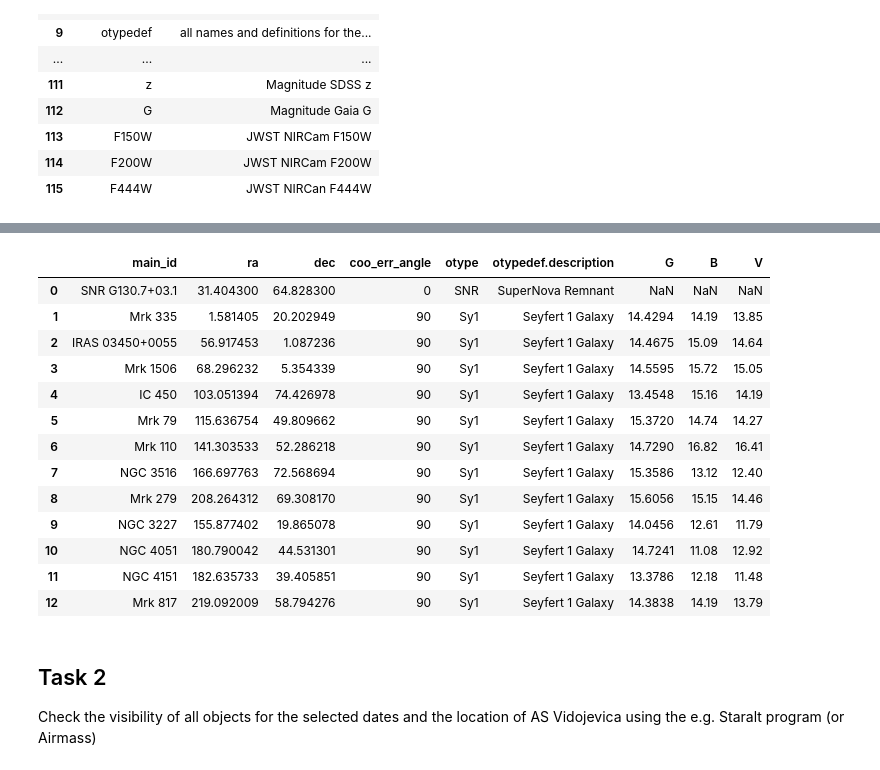
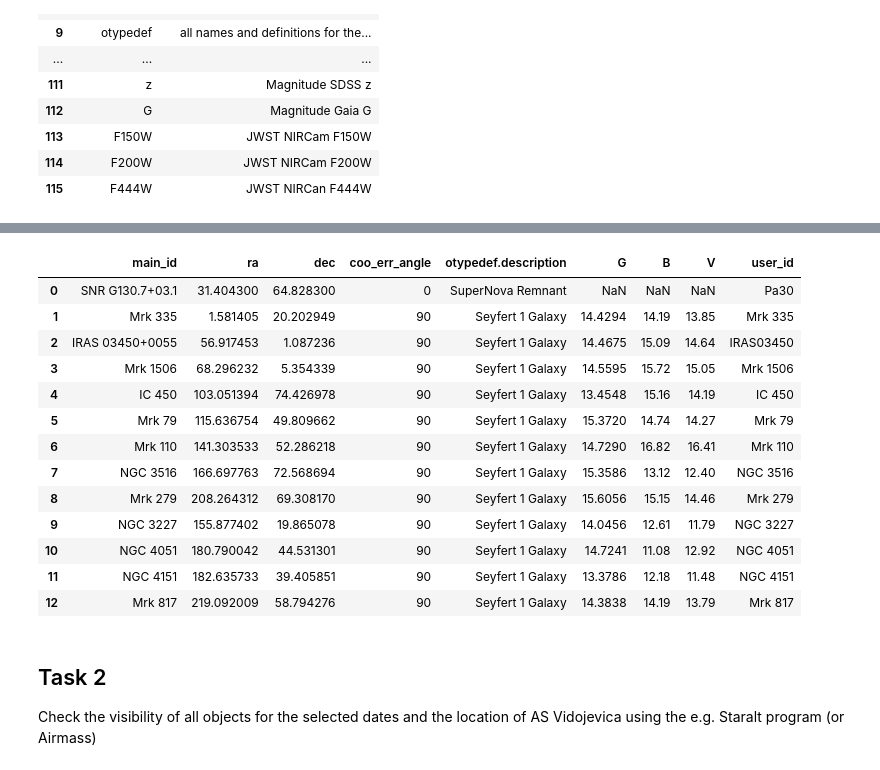
Before and after one commit to sjshamsi/MASS_S3_Astrophysical_Techniques, a Jupyter notebook: Observation_Proposal/proposal.ipynb, the cells around one changed output, grey strips where cells are left out. Cells and saved outputs as stored; diff of their text form; code cells hidden in the pictures.

```diff
--- a/Observation_Proposal/proposal.ipynb
+++ b/Observation_Proposal/proposal.ipynb
@@ -22,6 +22,12 @@ Prepare object log table, with basic information: name, object type, visual magn
 # %%
 targets = ['SNR G130.7+03.1',
            'Mrk 335', 'IRAS 03450+0055', 'Mrk 1506', 'IC 450', 'Mrk 79', 'Mrk 110','NGC 3516','Mrk 279', 'NGC 3227', 'NGC 4051', 'NGC 4151', 'Mrk 817']
+
+user_targets = ['SNR G130.7+03.1',
+           'Mrk 335', 'IRAS 03450+0055', 'Mrk 1506', 'IC 450', 'Mrk 79', 'Mrk 110','NGC 3516','Mrk 279', 'NGC 3227', 'NGC 4051', 'NGC 4151', 'Mrk 817']
+
+user_targets[0] = 'Pa30'
+user_targets[2] = 'IRAS03450'
 # %%
 ### Looking at the simbad columns available to us
 simbad_table_rows = Simbad.list_votable_fields()[["name", "description"]]
@@ -70,21 +94,22 @@ Table length=13
 # %%
-targets_basics =  result_table.to_pandas()[["main_id", "ra", "dec", "coo_err_angle", "otype", "otypedef.description", "G", "B", "V"]]
+targets_basics =  result_table.to_pandas()[["main_id", "ra", "dec", "coo_err_angle", "otypedef.description", "G", "B", "V"]]
+targets_basics['user_id'] = user_targets
 targets_basics
 # %% [output]
-|  | main_id | ra | dec | coo_err_angle | otype | otypedef.description | G | B | V |
-| 0 | SNR G130.7+03.1 | 31.404300 | 64.828300 | 0 | SNR | SuperNova Remnant | NaN | NaN | NaN |
-| 1 | Mrk 335 | 1.581405 | 20.202949 | 90 | Sy1 | Seyfert 1 Galaxy | 14.4294 | 14.19 | 13.85 |
-| 2 | IRAS 03450+0055 | 56.917453 | 1.087236 | 90 | Sy1 | Seyfert 1 Galaxy | 14.4675 | 15.09 | 14.64 |
-| 3 | Mrk 1506 | 68.296232 | 5.354339 | 90 | Sy1 | Seyfert 1 Galaxy | 14.5595 | 15.72 | 15.05 |
-| 4 | IC 450 | 103.051394 | 74.426978 | 90 | Sy1 | Seyfert 1 Galaxy | 13.4548 | 15.16 | 14.19 |
-| 5 | Mrk 79 | 115.636754 | 49.809662 | 90 | Sy1 | Seyfert 1 Galaxy | 15.3720 | 14.74 | 14.27 |
-| 6 | Mrk 110 | 141.303533 | 52.286218 | 90 | Sy1 | Seyfert 1 Galaxy | 14.7290 | 16.82 | 16.41 |
-| 7 | NGC 3516 | 166.697763 | 72.568694 | 90 | Sy1 | Seyfert 1 Galaxy | 15.3586 | 13.12 | 12.40 |
-| 8 | Mrk 279 | 208.264312 | 69.308170 | 90 | Sy1 | Seyfert 1 Galaxy | 15.6056 | 15.15 | 14.46 |
-| 9 | NGC 3227 | 155.877402 | 19.865078 | 90 | Sy1 | Seyfert 1 Galaxy | 14.0456 | 12.61 | 11.79 |
-| 10 | NGC 4051 | 180.790042 | 44.531301 | 90 | Sy1 | Seyfert 1 Galaxy | 14.7241 | 11.08 | 12.92 |
-| 11 | NGC 4151 | 182.635733 | 39.405851 | 90 | Sy1 | Seyfert 1 Galaxy | 13.3786 | 12.18 | 11.48 |
-| 12 | Mrk 817 | 219.092009 | 58.794276 | 90 | Sy1 | Seyfert 1 Galaxy | 14.3838 | 14.19 | 13.79 |
+|  | main_id | ra | dec | coo_err_angle | otypedef.description | G | B | V | user_id |
+| 0 | SNR G130.7+03.1 | 31.404300 | 64.828300 | 0 | SuperNova Remnant | NaN | NaN | NaN | Pa30 |
+| 1 | Mrk 335 | 1.581405 | 20.202949 | 90 | Seyfert 1 Galaxy | 14.4294 | 14.19 | 13.85 | Mrk 335 |
+| 2 | IRAS 03450+0055 | 56.917453 | 1.087236 | 90 | Seyfert 1 Galaxy | 14.4675 | 15.09 | 14.64 | IRAS03450 |
+| 3 | Mrk 1506 | 68.296232 | 5.354339 | 90 | Seyfert 1 Galaxy | 14.5595 | 15.72 | 15.05 | Mrk 1506 |
+| 4 | IC 450 | 103.051394 | 74.426978 | 90 | Seyfert 1 Galaxy | 13.4548 | 15.16 | 14.19 | IC 450 |
+| 5 | Mrk 79 | 115.636754 | 49.809662 | 90 | Seyfert 1 Galaxy | 15.3720 | 14.74 | 14.27 | Mrk 79 |
+| 6 | Mrk 110 | 141.303533 | 52.286218 | 90 | Seyfert 1 Galaxy | 14.7290 | 16.82 | 16.41 | Mrk 110 |
+| 7 | NGC 3516 | 166.697763 | 72.568694 | 90 | Seyfert 1 Galaxy | 15.3586 | 13.12 | 12.40 | NGC 3516 |
+| 8 | Mrk 279 | 208.264312 | 69.308170 | 90 | Seyfert 1 Galaxy | 15.6056 | 15.15 | 14.46 | Mrk 279 |
+| 9 | NGC 3227 | 155.877402 | 19.865078 | 90 | Seyfert 1 Galaxy | 14.0456 | 12.61 | 11.79 | NGC 3227 |
+| 10 | NGC 4051 | 180.790042 | 44.531301 | 90 | Seyfert 1 Galaxy | 14.7241 | 11.08 | 12.92 | NGC 4051 |
+| 11 | NGC 4151 | 182.635733 | 39.405851 | 90 | Seyfert 1 Galaxy | 13.3786 | 12.18 | 11.48 | NGC 4151 |
+| 12 | Mrk 817 | 219.092009 | 58.794276 | 90 | Seyfert 1 Galaxy | 14.3838 | 14.19 | 13.79 | Mrk 817 |
 # %% [markdown]
 ## Task 2
 Check the visibility of all objects for the selected dates and the location of AS Vidojevica using the e.g. Staralt program (or Airmass)
```
Also changed, not shown: parts of 7 cells of this notebook, 2 other files.
